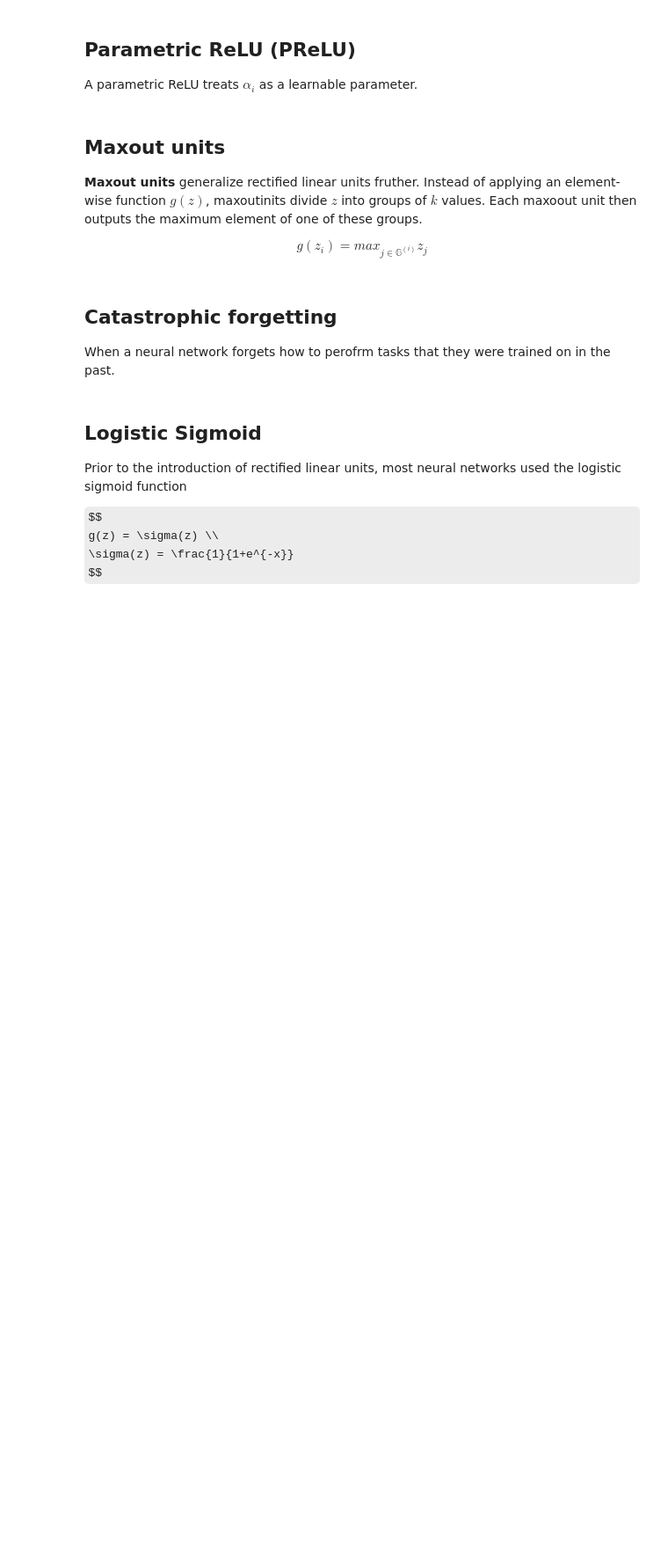
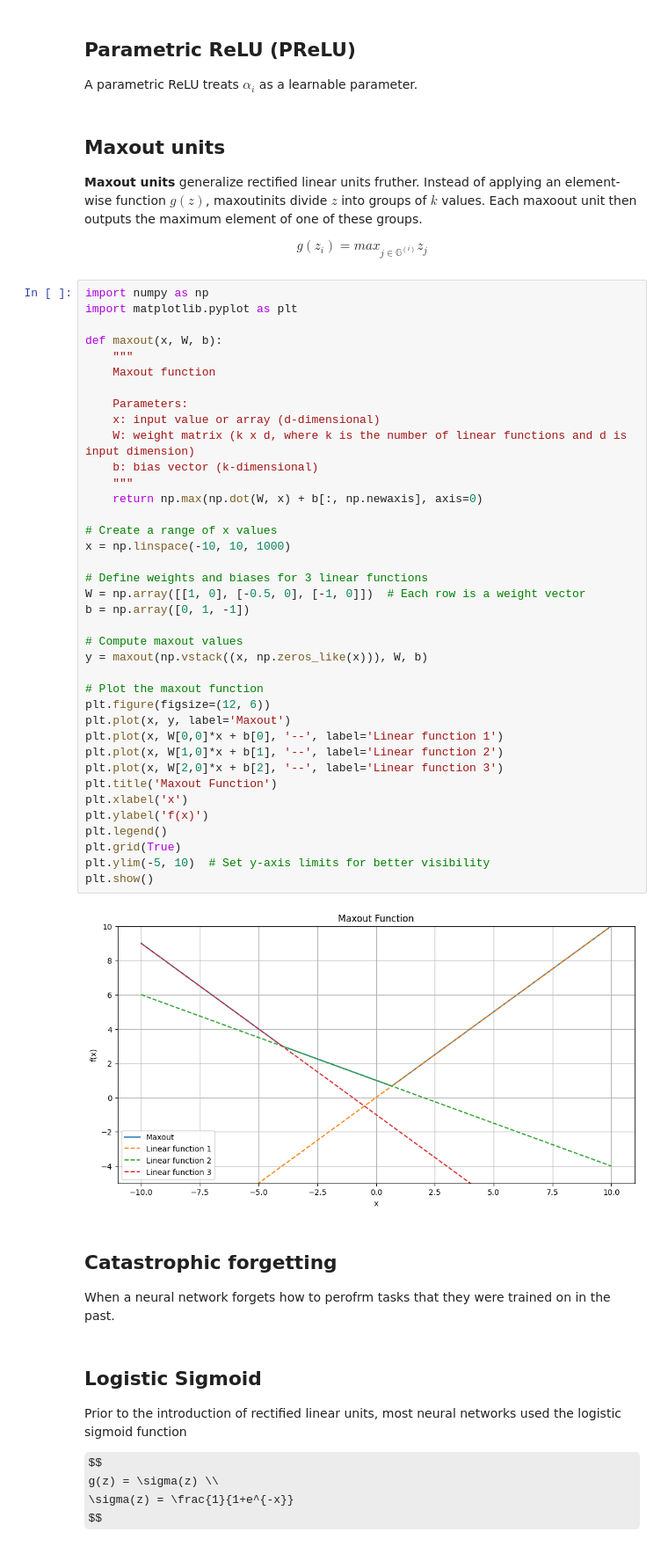
Before and after one commit to woodRock/deep-learning-goodfellow, a Jupyter notebook: chapter_6_deep_feedforward_networks.ipynb, the cells around one changed output. Shown at 88% size. Cells and saved outputs as stored; diff of their text form; some formulas as TeX source; blank space fills up the shorter version.

```diff
--- a/chapter_6_deep_feedforward_networks.ipynb
+++ b/chapter_6_deep_feedforward_networks.ipynb
@@ -936,6 +938,46 @@ $$
   g(z_i) = max_{j \in \mathbb{G}
 ^{(i)}} z_j
 $$
+# %%
+import numpy as np
+import matplotlib.pyplot as plt
+
+def maxout(x, W, b):
+    """
+    Maxout function
+
+    Parameters:
+    x: input value or array (d-dimensional)
+    W: weight matrix (k x d, where k is the number of linear functions and d is input dimension)
+    b: bias vector (k-dimensional)
+    """
+    return np.max(np.dot(W, x) + b[:, np.newaxis], axis=0)
+
+# Create a range of x values
+x = np.linspace(-10, 10, 1000)
+
+# Define weights and biases for 3 linear functions
+W = np.array([[1, 0], [-0.5, 0], [-1, 0]])  # Each row is a weight vector
+b = np.array([0, 1, -1])
+
+# Compute maxout values
+y = maxout(np.vstack((x, np.zeros_like(x))), W, b)
+
+# Plot the maxout function
+plt.figure(figsize=(12, 6))
+plt.plot(x, y, label='Maxout')
+plt.plot(x, W[0,0]*x + b[0], '--', label='Linear function 1')
+plt.plot(x, W[1,0]*x + b[1], '--', label='Linear function 2')
+plt.plot(x, W[2,0]*x + b[2], '--', label='Linear function 3')
+plt.title('Maxout Function')
+plt.xlabel('x')
+plt.ylabel('f(x)')
+plt.legend()
+plt.grid(True)
+plt.ylim(-5, 10)  # Set y-axis limits for better visibility
+plt.show()
+# %% [output]
+[figure, added]
 # %% [markdown]
 ## Catastrophic forgetting
 
```
Also changed, not shown: parts of 3 cells of this notebook.
